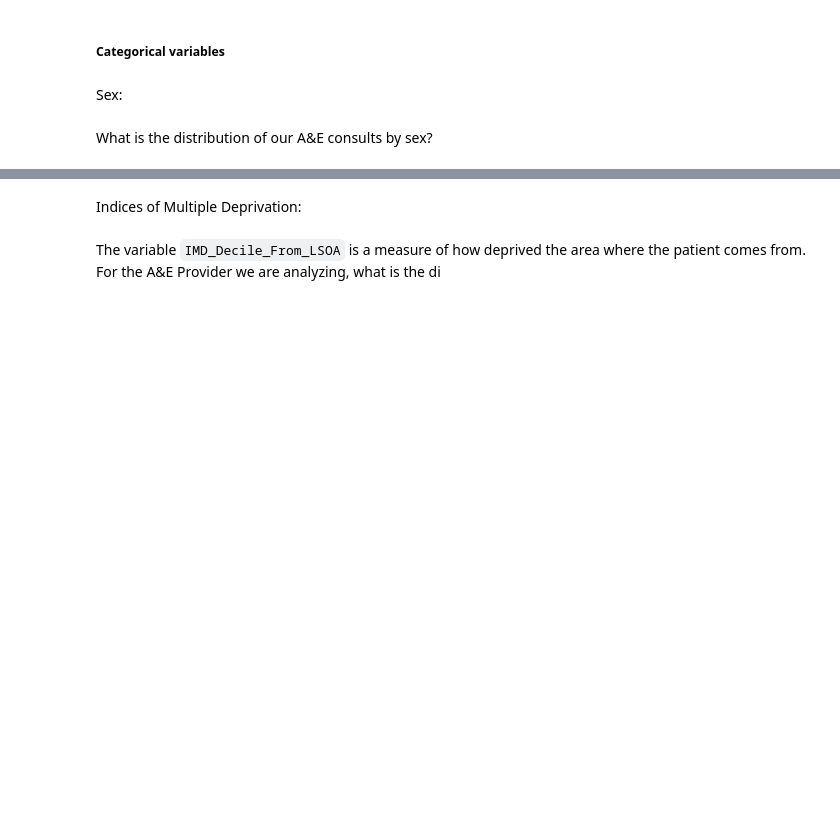
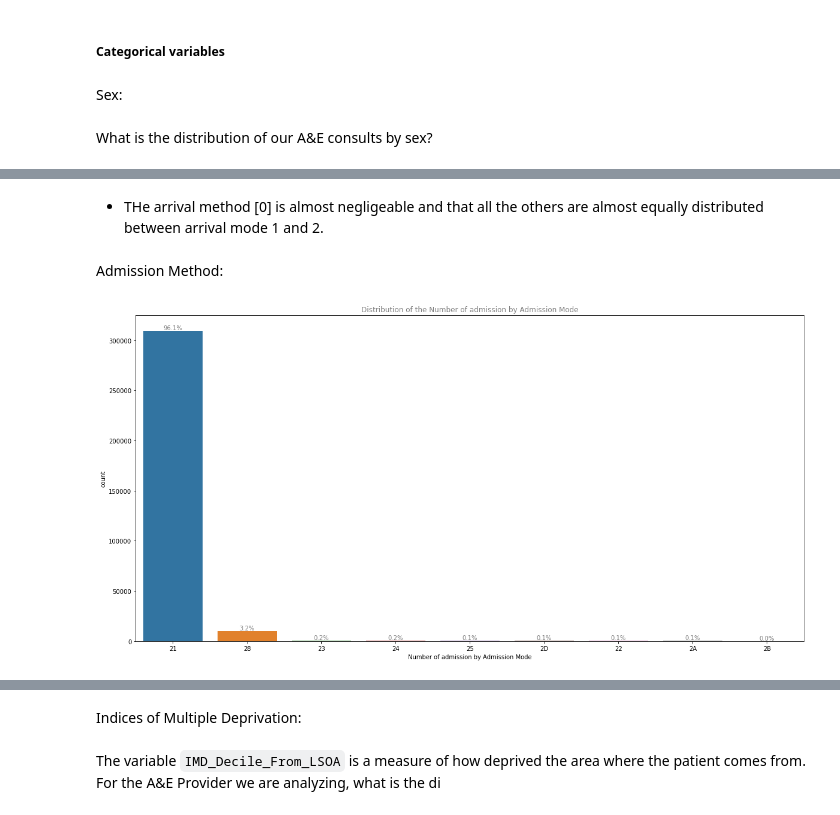
Before and after one commit to biogear13/A-E_admitted_Synthetic_Data, a Jupyter notebook: AandE_admission_EA.ipynb, the cells around one changed output, grey strips where cells are left out. Saved outputs shown, nothing was run; the diff lists cells and outputs as text; code cells hidden in the pictures; blank space fills up the shorter version.

```diff
--- a/AandE_admission_EA.ipynb
+++ b/AandE_admission_EA.ipynb
@@ -484,0 +518,8 @@ create_countplot(aedata_df,'Sex', 'Number of A&E Consult by Sex')
+# %% [markdown]
+* THe arrival method [0] is almost negligeable and that all the others are almost equally distributed between arrival mode 1 and 2.
+# %% [markdown]
+Admission Method:
+# %%
+create_countplot(aedata_df,'Admission_Method', 'Number of admission by Admission Mode')
+# %% [output]
+[figure, added]
```
Also changed, not shown: parts of 31 cells of this notebook, 1 other file.
